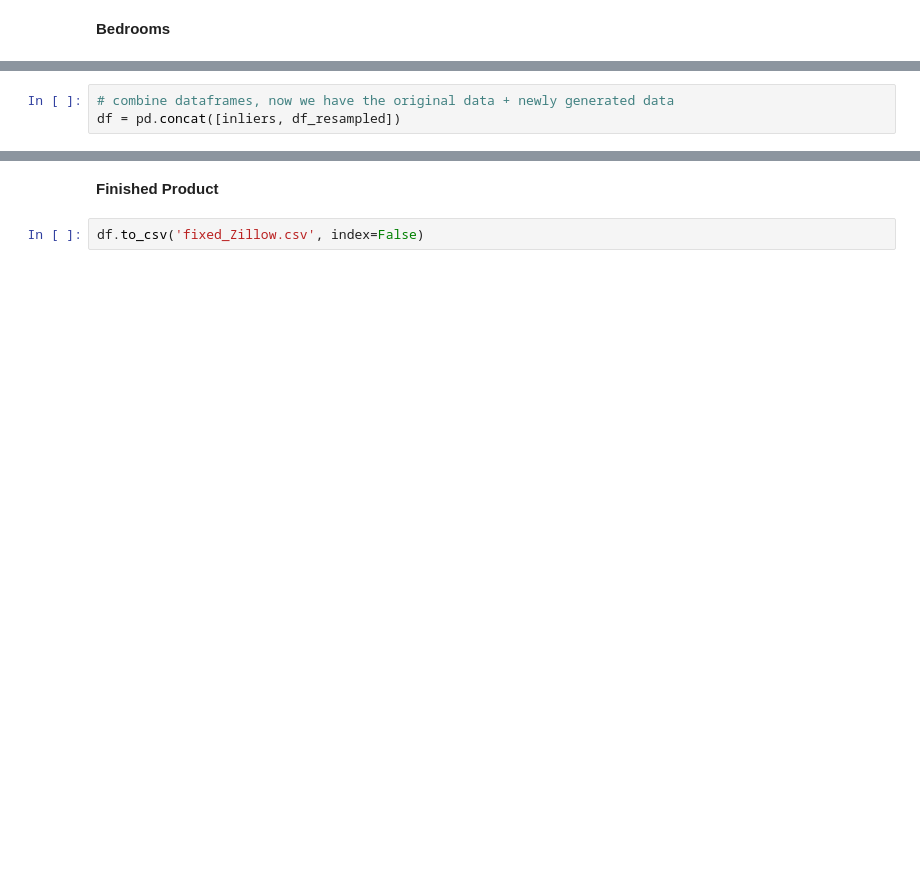
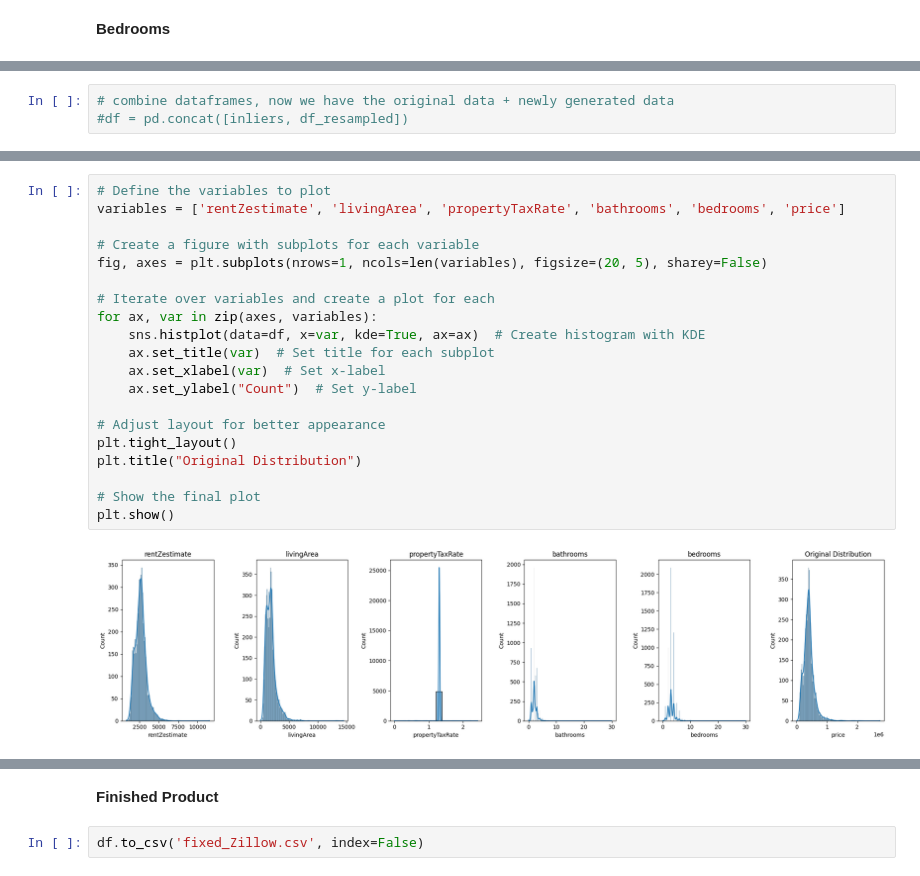
Before and after one commit to Jan-PhilipSchreiber/DeepLAdDA, a Jupyter notebook: 2AdDA/LectureHomework/DistributionHW/Regression_Zillow_HW.ipynb, the cells around one changed output, grey strips where cells are left out. Saved outputs shown, nothing was run; the diff lists cells and outputs as text; blank space fills up the shorter version.

```diff
--- a/2AdDA/LectureHomework/DistributionHW/Regression_Zillow_HW.ipynb
+++ b/2AdDA/LectureHomework/DistributionHW/Regression_Zillow_HW.ipynb
@@ -374,3 +407,3 @@ df_resampled[target] = y_resampled
 # %%
 # combine dataframes, now we have the original data + newly generated data
-df = pd.concat([inliers, df_resampled])
+#df = pd.concat([inliers, df_resampled])
@@ -393,0 +417,22 @@ sns.histplot(data=df, x="bedrooms", kde=True)
+# %%
+# Define the variables to plot
+variables = ['rentZestimate', 'livingArea', 'propertyTaxRate', 'bathrooms', 'bedrooms', 'price']
+
+# Create a figure with subplots for each variable
+fig, axes = plt.subplots(nrows=1, ncols=len(variables), figsize=(20, 5), sharey=False)
+
+# Iterate over variables and create a plot for each
+for ax, var in zip(axes, variables):
+    sns.histplot(data=df, x=var, kde=True, ax=ax)  # Create histogram with KDE
+    ax.set_title(var)  # Set title for each subplot
+    ax.set_xlabel(var)  # Set x-label
+    ax.set_ylabel("Count")  # Set y-label
+
+# Adjust layout for better appearance
+plt.tight_layout()
+plt.title("Original Distribution")
+
+# Show the final plot
+plt.show()
+# %% [output]
+[figure, added]
```
Also changed, not shown: parts of 22 cells of this notebook, 2 other files.
